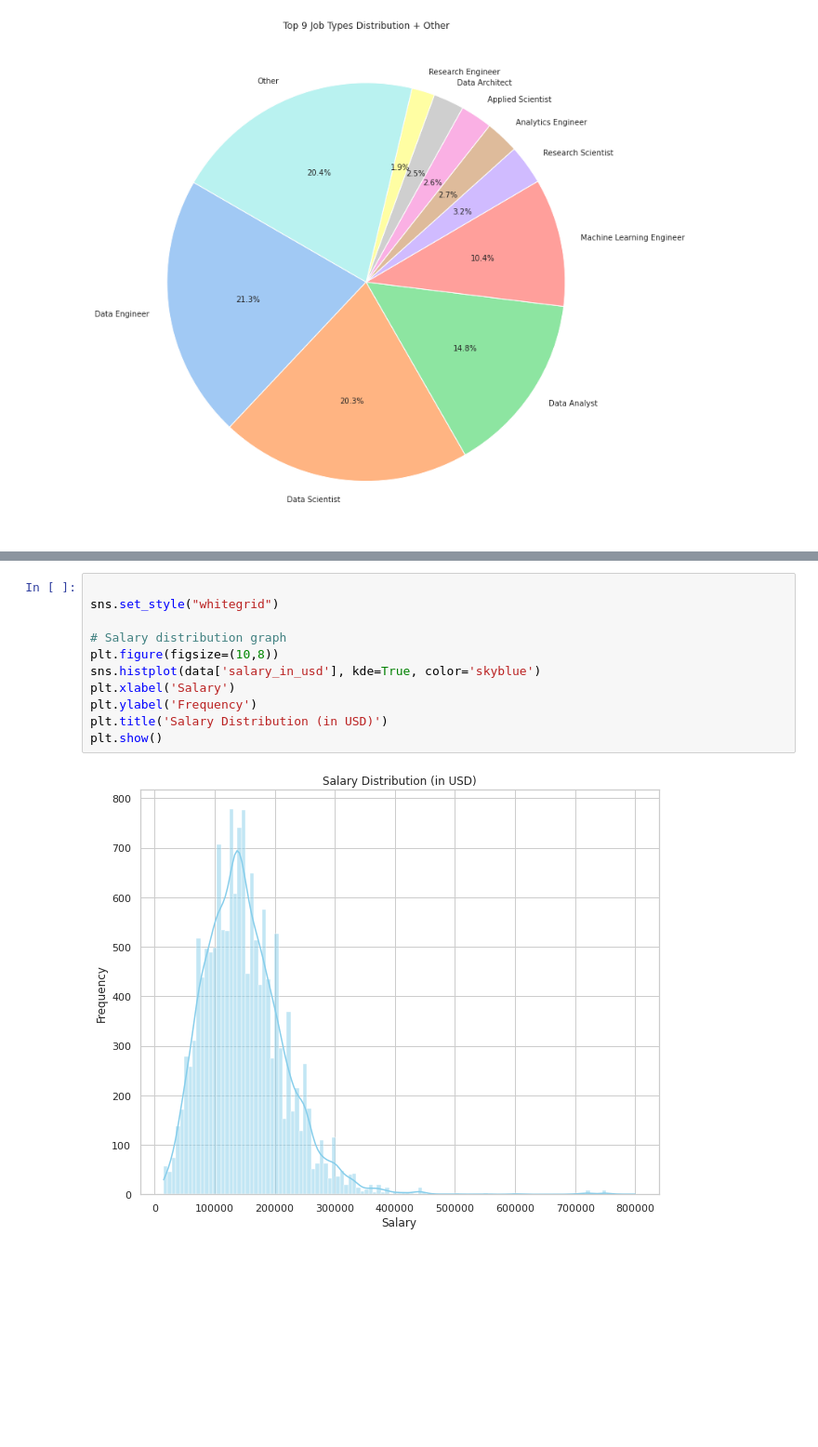
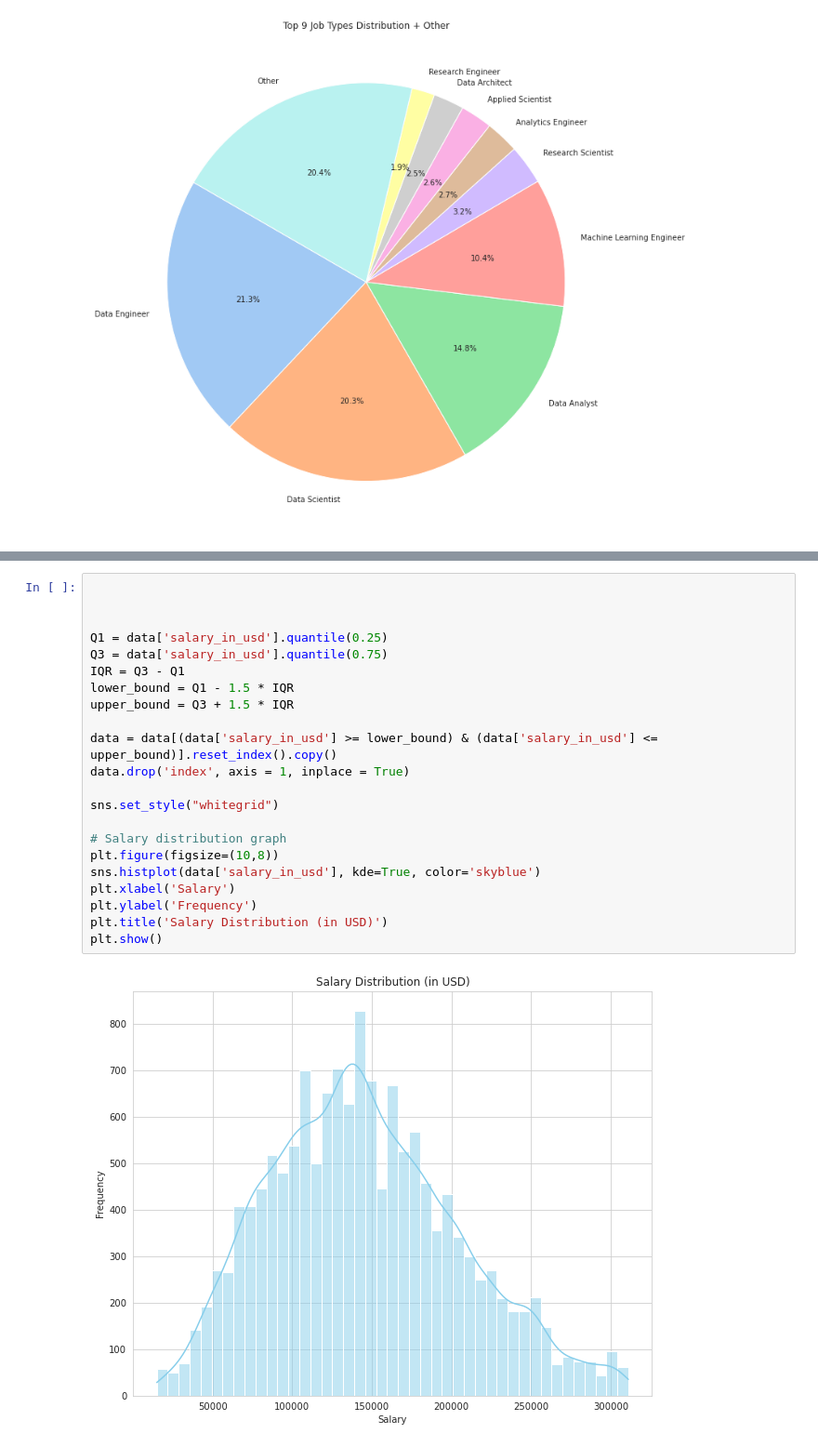
Before and after one commit to bdeanhardt/DIS_ML_Final_Project, a Jupyter notebook: visualization.ipynb, the cells around one changed output, grey strips where cells are left out. Shown at 93% size. Cells and saved outputs as stored; diff of their text form; blank space fills up the shorter version.

```diff
--- a/visualization.ipynb
+++ b/visualization.ipynb
@@ -46,16 +46,27 @@ plt.show()
 # %%
+
+
+
+Q1 = data['salary_in_usd'].quantile(0.25)
+Q3 = data['salary_in_usd'].quantile(0.75)
+IQR = Q3 - Q1
+lower_bound = Q1 - 1.5 * IQR
+upper_bound = Q3 + 1.5 * IQR
+
+data = data[(data['salary_in_usd'] >= lower_bound) & (data['salary_in_usd'] <= upper_bound)].reset_index().copy()
+data.drop('index', axis = 1, inplace = True)
 
 sns.set_style("whitegrid")
 
 # Salary distribution graph
 plt.figure(figsize=(10,8))
 sns.histplot(data['salary_in_usd'], kde=True, color='skyblue')
 plt.xlabel('Salary')
 plt.ylabel('Frequency')
 plt.title('Salary Distribution (in USD)')
 plt.show()
 # %% [output]
-[figure, old version]
+[figure, new version]
 # %%
 
 
```
Also changed, not shown: parts of 3 cells of this notebook, 2 other files.
